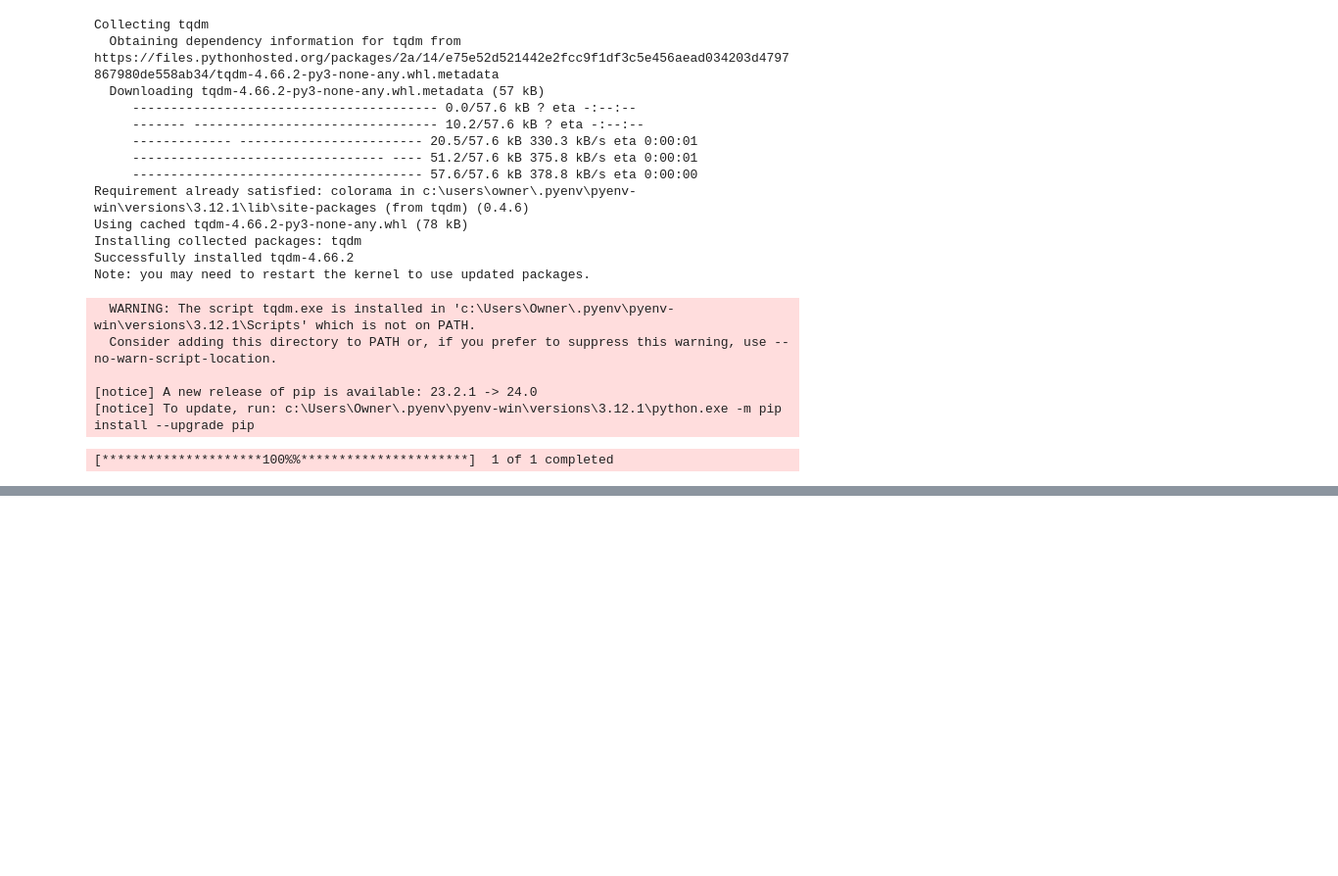
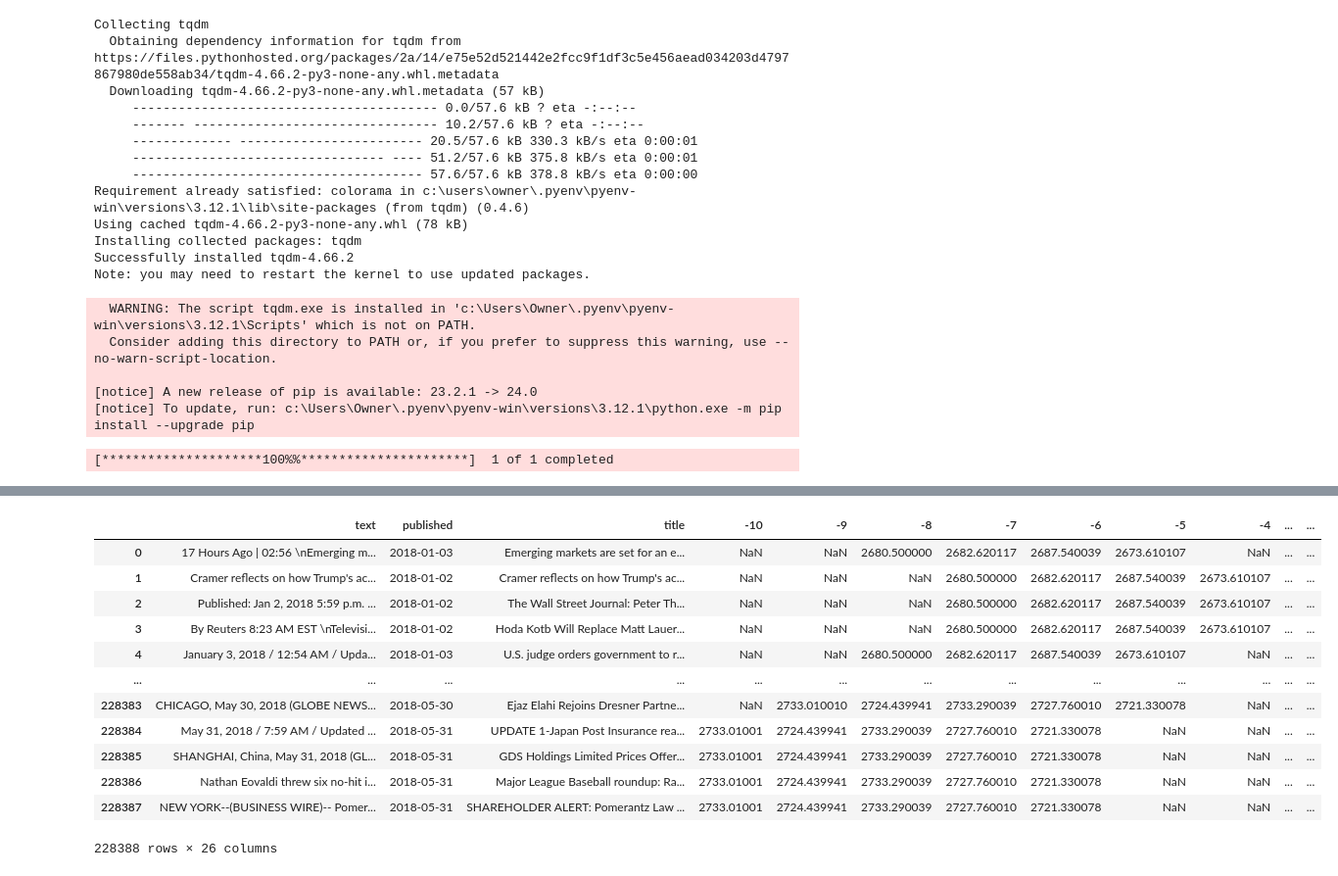
Before and after one commit to OWurst/PittCoin, a Jupyter notebook: stock_data.ipynb, the cells around one changed output, grey strips where cells are left out. Shown at 98% size. Cells and saved outputs as stored; diff of their text form; code cells hidden in the pictures; blank space fills up the shorter version.

```diff
--- a/stock_data.ipynb
+++ b/stock_data.ipynb
@@ -140,0 +249,17 @@ merged_df
+# %%
+test = pd.read_csv('news_and_stocks.csv')
+test
+# %% [output]
+|  | text | published | title | -10 | -9 | -8 | -7 | -6 | -5 | -4 | ... | ... |
+| 0 | 17 Hours Ago | 02:56 \nEmerging m... | 2018-01-03 | Emerging markets are set for an e... | NaN | NaN | 2680.500000 | 2682.620117 | 2687.540039 | 2673.610107 | NaN | ... | ... |
+| 1 | Cramer reflects on how Trump's ac... | 2018-01-02 | Cramer reflects on how Trump's ac... | NaN | NaN | NaN | 2680.500000 | 2682.620117 | 2687.540039 | 2673.610107 | ... | ... |
+| 2 | Published: Jan 2, 2018 5:59 p.m. ... | 2018-01-02 | The Wall Street Journal: Peter Th... | NaN | NaN | NaN | 2680.500000 | 2682.620117 | 2687.540039 | 2673.610107 | ... | ... |
+| 3 | By Reuters 8:23 AM EST \nTelevisi... | 2018-01-02 | Hoda Kotb Will Replace Matt Lauer... | NaN | NaN | NaN | 2680.500000 | 2682.620117 | 2687.540039 | 2673.610107 | ... | ... |
+| 4 | January 3, 2018 / 12:54 AM / Upda... | 2018-01-03 | U.S. judge orders government to r... | NaN | NaN | 2680.500000 | 2682.620117 | 2687.540039 | 2673.610107 | NaN | ... | ... |
+| ... | ... | ... | ... | ... | ... | ... | ... | ... | ... | ... | ... | ... |
+| 228383 | CHICAGO, May 30, 2018 (GLOBE NEWS... | 2018-05-30 | Ejaz Elahi Rejoins Dresner Partne... | NaN | 2733.010010 | 2724.439941 | 2733.290039 | 2727.760010 | 2721.330078 | NaN | ... | ... |
+| 228384 | May 31, 2018 / 7:59 AM / Updated ... | 2018-05-31 | UPDATE 1-Japan Post Insurance rea... | 2733.01001 | 2724.439941 | 2733.290039 | 2727.760010 | 2721.330078 | NaN | NaN | ... | ... |
+| 228385 | SHANGHAI, China, May 31, 2018 (GL... | 2018-05-31 | GDS Holdings Limited Prices Offer... | 2733.01001 | 2724.439941 | 2733.290039 | 2727.760010 | 2721.330078 | NaN | NaN | ... | ... |
+| 228386 | Nathan Eovaldi threw six no-hit i... | 2018-05-31 | Major League Baseball roundup: Ra... | 2733.01001 | 2724.439941 | 2733.290039 | 2727.760010 | 2721.330078 | NaN | NaN | ... | ... |
+| 228387 | NEW YORK--(BUSINESS WIRE)-- Pomer... | 2018-05-31 | SHAREHOLDER ALERT: Pomerantz Law ... | 2733.01001 | 2724.439941 | 2733.290039 | 2727.760010 | 2721.330078 | NaN | NaN | ... | ... |
+228388 rows × 26 columns
```
Also changed, not shown: parts of 10 cells of this notebook.
